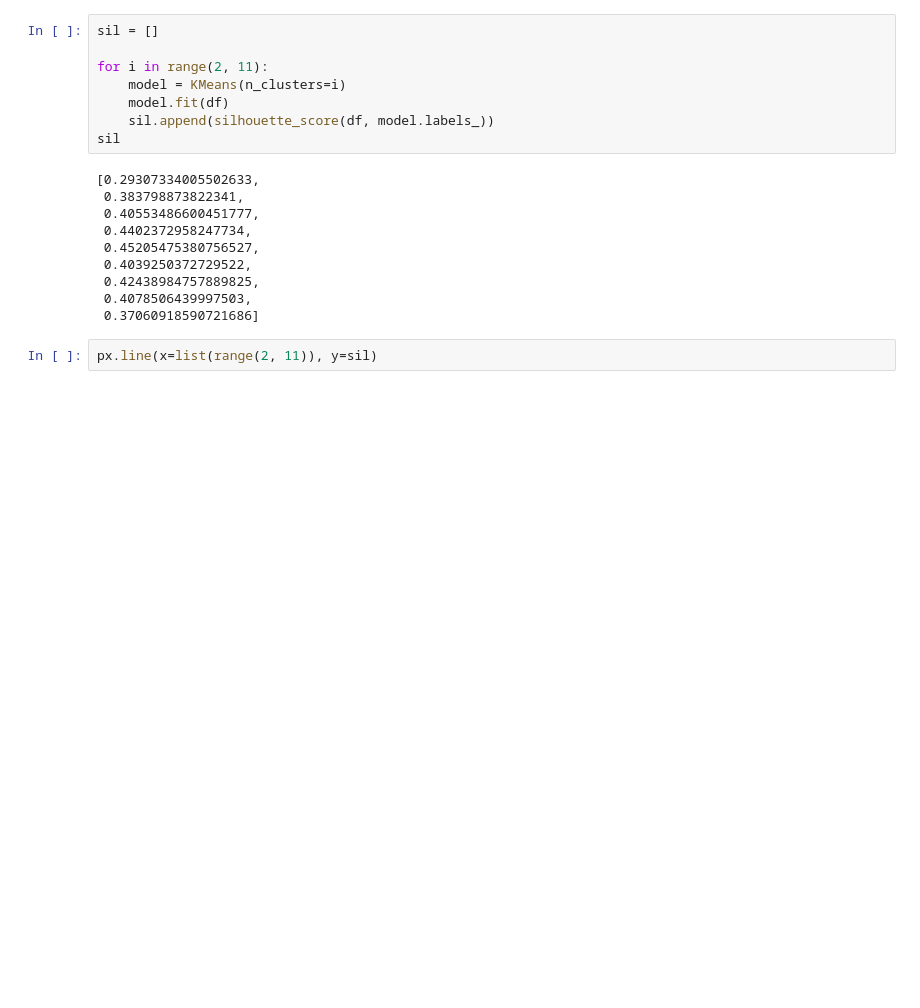
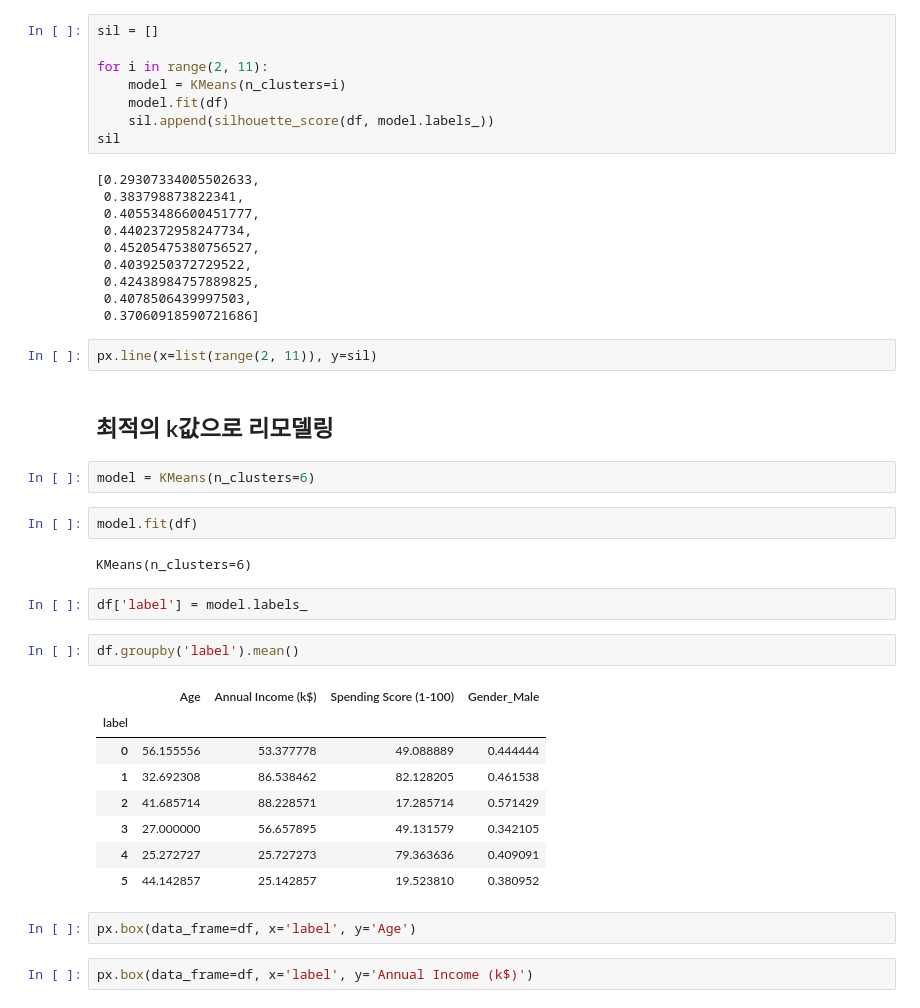
Before and after one commit to sngsuNoh/Ecommerce_Data, a Jupyter notebook: Customer_Classification.ipynb, the cells around one changed output. Saved outputs shown, nothing was run; the diff lists cells and outputs as text; blank space fills up the shorter version.

```diff
--- a/Customer_Classification.ipynb
+++ b/Customer_Classification.ipynb
@@ -187,3 +187,28 @@ sil
  0.37060918590721686]
 # %%
 px.line(x=list(range(2, 11)), y=sil)
+# %% [markdown]
+## 최적의 k값으로 리모델링
+# %%
+model = KMeans(n_clusters=6)
+# %%
+model.fit(df)
+# %% [output]
+KMeans(n_clusters=6)
+# %%
+df['label'] = model.labels_
+# %%
+df.groupby('label').mean()
+# %% [output]
+|  | Age | Annual Income (k$) | Spending Score (1-100) | Gender_Male |
+| label |  |  |  |  |
+| 0 | 56.155556 | 53.377778 | 49.088889 | 0.444444 |
+| 1 | 32.692308 | 86.538462 | 82.128205 | 0.461538 |
+| 2 | 41.685714 | 88.228571 | 17.285714 | 0.571429 |
+| 3 | 27.000000 | 56.657895 | 49.131579 | 0.342105 |
+| 4 | 25.272727 | 25.727273 | 79.363636 | 0.409091 |
+| 5 | 44.142857 | 25.142857 | 19.523810 | 0.380952 |
+# %%
+px.box(data_frame=df, x='label', y='Age')
+# %%
+px.box(data_frame=df, x='label', y='Annual Income (k$)')
```
